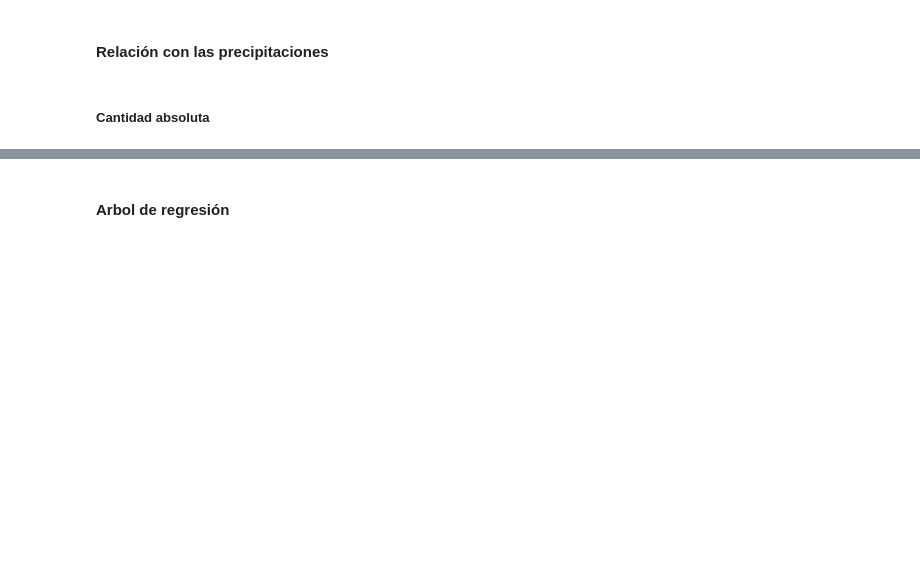
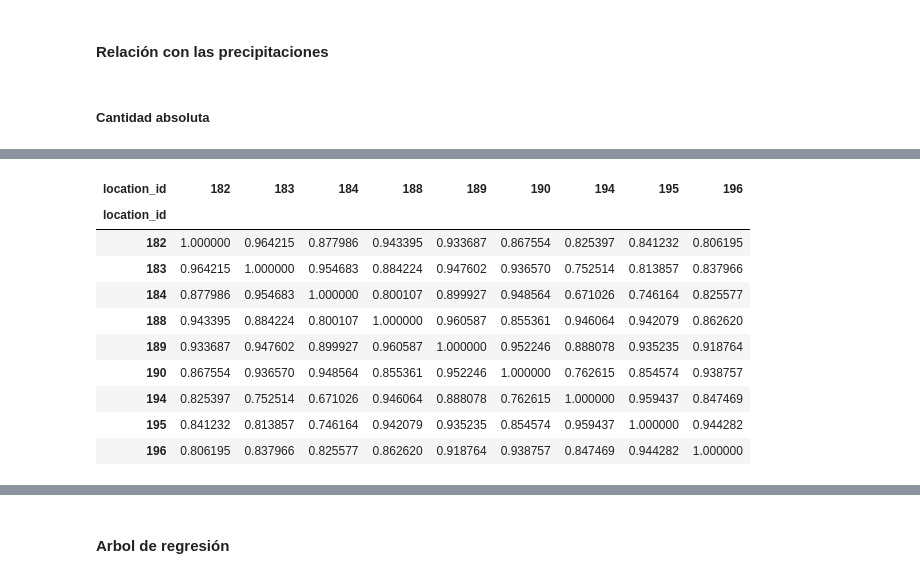
Before and after one commit to delatorre96/Water-Prediction, a Jupyter notebook: Análisis pixel.ipynb, the cells around one changed output, grey strips where cells are left out. Drawn from its saved outputs; the diff is of its cells as text; code cells hidden in the pictures; blank space fills up the shorter version.

```diff
--- a/Análisis pixel.ipynb
+++ b/Análisis pixel.ipynb
@@ -672,0 +688,31 @@ seas_prec_agua        0.253356         0.054303        1.000000
+# %%
+locations_colindantes  = colindantes['location_id_copernicus'].to_list()
+locations_str = ', '.join(map(str, locations_colindantes))
+query = f'''
+        SELECT
+            d.date,
+            c.location_id ,
+            c.total_precipitation
+            FROM df_copernicus c JOIN df_date d ON d.date_id = c.date_id  WHERE c.location_id IN ({locations_str});
+        '''
+# Ejecutar la consulta
+cursor.execute(query)
+
+
+df_colindantes_coper = pd.read_sql_query(query, conn)
+# %%
+df_colindantes_coper_pivot = df_colindantes_coper.pivot(index='date', columns='location_id', values='total_precipitation')
+# %%
+df_colindantes_coper_pivot.corr()
+# %% [output]
+| location_id | 182 | 183 | 184 | 188 | 189 | 190 | 194 | 195 | 196 |
+| location_id |  |  |  |  |  |  |  |  |  |
+| 182 | 1.000000 | 0.964215 | 0.877986 | 0.943395 | 0.933687 | 0.867554 | 0.825397 | 0.841232 | 0.806195 |
+| 183 | 0.964215 | 1.000000 | 0.954683 | 0.884224 | 0.947602 | 0.936570 | 0.752514 | 0.813857 | 0.837966 |
+| 184 | 0.877986 | 0.954683 | 1.000000 | 0.800107 | 0.899927 | 0.948564 | 0.671026 | 0.746164 | 0.825577 |
+| 188 | 0.943395 | 0.884224 | 0.800107 | 1.000000 | 0.960587 | 0.855361 | 0.946064 | 0.942079 | 0.862620 |
+| 189 | 0.933687 | 0.947602 | 0.899927 | 0.960587 | 1.000000 | 0.952246 | 0.888078 | 0.935235 | 0.918764 |
+| 190 | 0.867554 | 0.936570 | 0.948564 | 0.855361 | 0.952246 | 1.000000 | 0.762615 | 0.854574 | 0.938757 |
+| 194 | 0.825397 | 0.752514 | 0.671026 | 0.946064 | 0.888078 | 0.762615 | 1.000000 | 0.959437 | 0.847469 |
+| 195 | 0.841232 | 0.813857 | 0.746164 | 0.942079 | 0.935235 | 0.854574 | 0.959437 | 1.000000 | 0.944282 |
+| 196 | 0.806195 | 0.837966 | 0.825577 | 0.862620 | 0.918764 | 0.938757 | 0.847469 | 0.944282 | 1.000000 |
```
Also changed, not shown: parts of 33 cells of this notebook.
